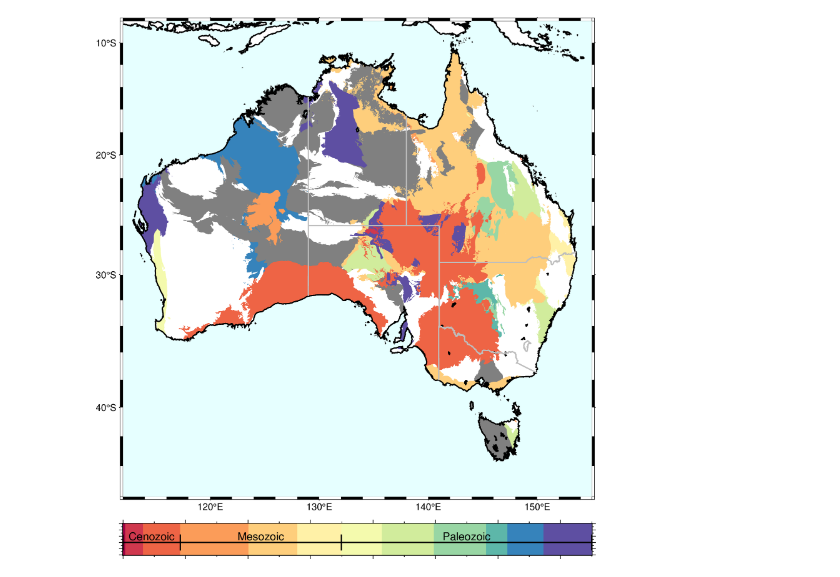
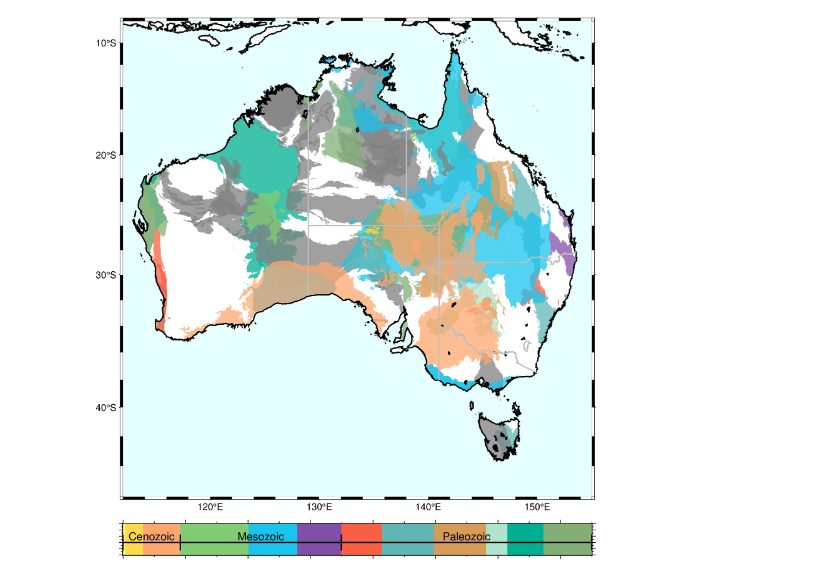
Before and after one commit to auggiemarignier/AusSedThick, a Jupyter notebook: australia.ipynb, the cells around one changed output. Drawn from its saved outputs; the diff is of its cells as text; code cells hidden in the pictures.

Commit message:
use original colours and transpparency

```diff
--- a/australia.ipynb
+++ b/australia.ipynb
@@ -58,9 +58,9 @@ for k, v in geological_timeline.items():
         if v["parent"][0] in eras.keys():
             periods[k] = v
 
-cmap = cm.get_cmap("Spectral", len(periods))
-for i, p in enumerate(periods):
-    periods[p]["fill"] = colours.to_hex(cmap(i))
+# cmap = cm.get_cmap("Spectral", len(periods))
+# for i, p in enumerate(periods):
+#     periods[p]["fill"] = colours.to_hex(cmap(i))
 # %%
 fig = pygmt.Figure()
 fig_width = 15
@@ -104,7 +104,7 @@ with fig.subplot(nrows=2, ncols=1, figsize=(f"{fig_width}c", f"3c")):
                         break
                 shape = shape.strip("()").split(",")
                 lonlat = pd.Series(shape).str.split(expand=True).astype(float)
-                fig.plot(x=lonlat[0], y=lonlat[1], region=region, projection=projection, fill=fill)
+                fig.plot(x=lonlat[0], y=lonlat[1], region=region, projection=projection, fill=fill, transparency=25)
         fig.coast(
             region=region,
             projection=projection,
@@ -113,32 +113,33 @@ with fig.subplot(nrows=2, ncols=1, figsize=(f"{fig_width}c", f"3c")):
             water="#e6ffff",
             borders="2/1p,grey",
         )
 
     with fig.set_panel(1):
         region = [0, fig_width, 0, 1]
         projection = f"X{fig_width}c/1c"
         fig.basemap(region=region, projection=projection, frame=["wsne"])
         max_age = max([v["hasBeginning"] for v in periods.values()])
 
         def _scale_age_to_bar_length(age):
             return age / max_age * fig_width
 
         for i, p in enumerate(periods.values()):
-            fill = colours.to_hex(cmap(i))
+            # fill = colours.to_hex(cmap(i))
+            fill = p["fill"]
             beginning = _scale_age_to_bar_length(p["hasBeginning"])
             end = _scale_age_to_bar_length(p["hasEnd"])
             fig.plot(x=beginning, y=0.5, style=f"B1c+b{end}", fill=fill, region=region, projection=projection)
 
         font = "10p,Helvetica"
         for k, e in eras.items():
             beginning = _scale_age_to_bar_length(e["hasBeginning"])
             end = _scale_age_to_bar_length(e["hasEnd"])
             mid = (end + beginning) / 2
             length = beginning - end
             angle = 0
             fig.plot(x=end, y=0.4, style="v0.3c+bt+et+a80", direction=([angle], [length]), pen="1p", region=region, projection=projection)
             fig.text(x=mid, y=0.6, font=font, text=k, region=region, projection=projection)
 
 fig.show()
 # %% [output]
-[figure, old version]
+[figure, new version]
```
